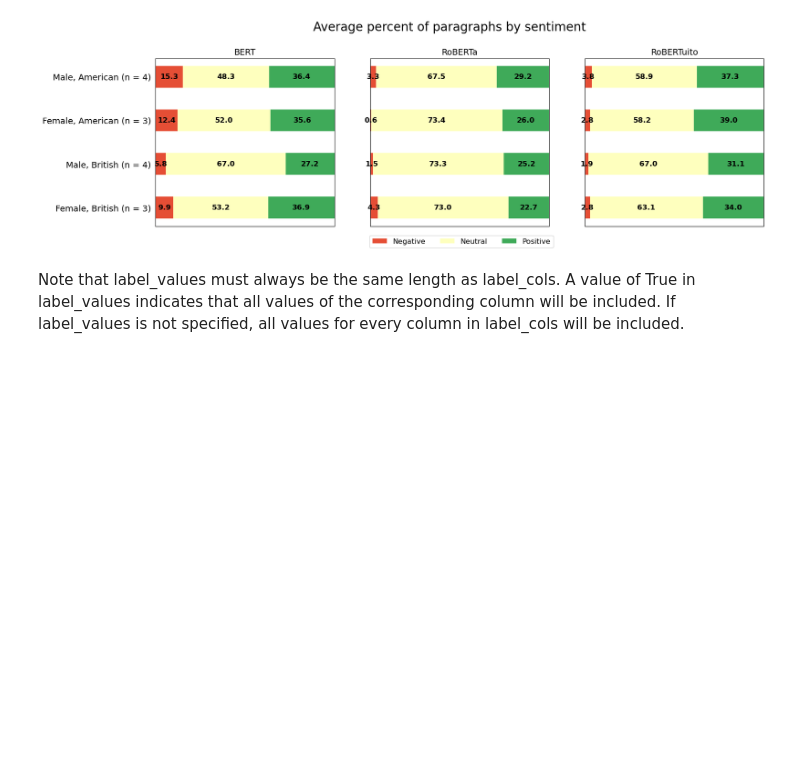
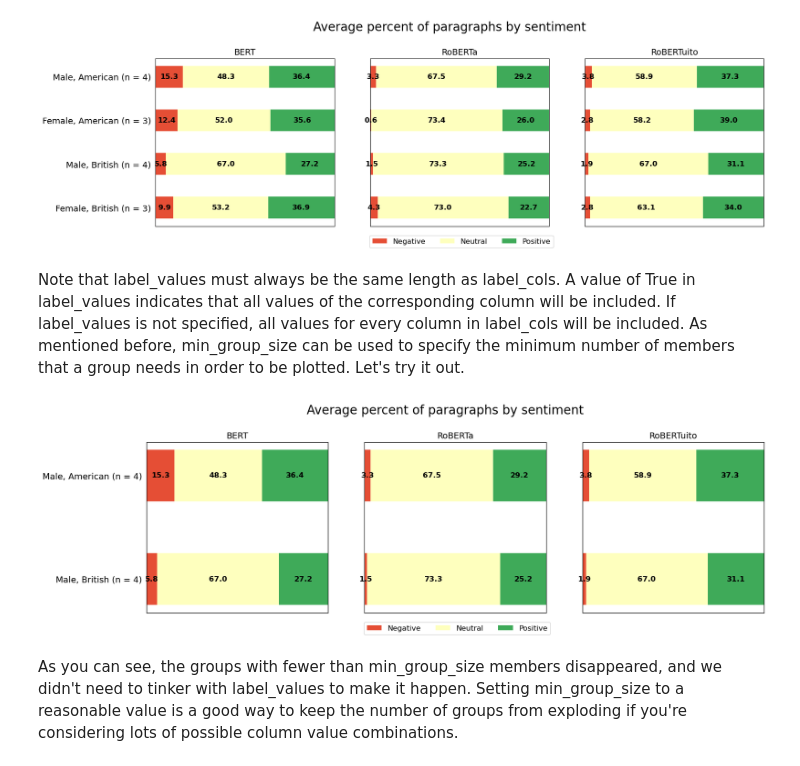
Before and after one commit to git627/Wikipedia-sentiment-analysis, a Jupyter notebook: Examples/Example3_plotting.ipynb, the cells around one changed output. Drawn from its saved outputs; the diff is of its cells as text; code cells hidden in the pictures; blank space fills up the shorter version.

Commit message:
adding ability to set minimum group size

```diff
--- a/Examples/Example3_plotting.ipynb
+++ b/Examples/Example3_plotting.ipynb
@@ -70,4 +70,11 @@ plot_group(models,input_filename,label_cols,save_fig=False,label_values=label_va
 # %% [output]
 [figure]
 # %% [markdown]
-Note that label_values must always be the same length as label_cols. A value of True in label_values indicates that all values of the corresponding column will be included. If label_values is not specified, all values for every column in label_cols will be included.
+Note that label_values must always be the same length as label_cols. A value of True in label_values indicates that all values of the corresponding column will be included. If label_values is not specified, all values for every column in label_cols will be included. As mentioned before, min_group_size can be used to specify the minimum number of members that a group needs in order to be plotted. Let's try it out.
+# %%
+min_group_size=4
+plot_group(models,input_filename,label_cols,save_fig=False,min_group_size=min_group_size)
+# %% [output]
+[figure, added]
+# %% [markdown]
+As you can see, the groups with fewer than min_group_size members disappeared, and we didn't need to tinker with label_values to make it happen. Setting min_group_size to a reasonable value is a good way to keep the number of groups from exploding if you're considering lots of possible column value combinations.
```
Also changed, not shown: parts of 1 cell of this notebook, 1 other file.
